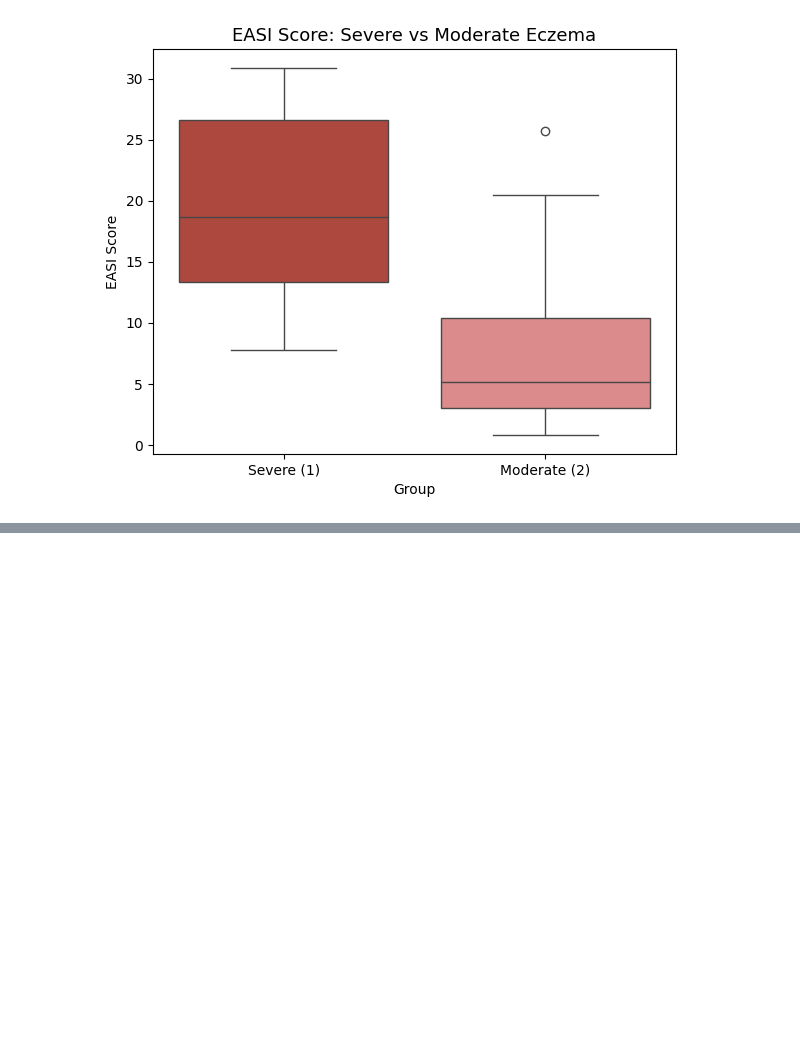
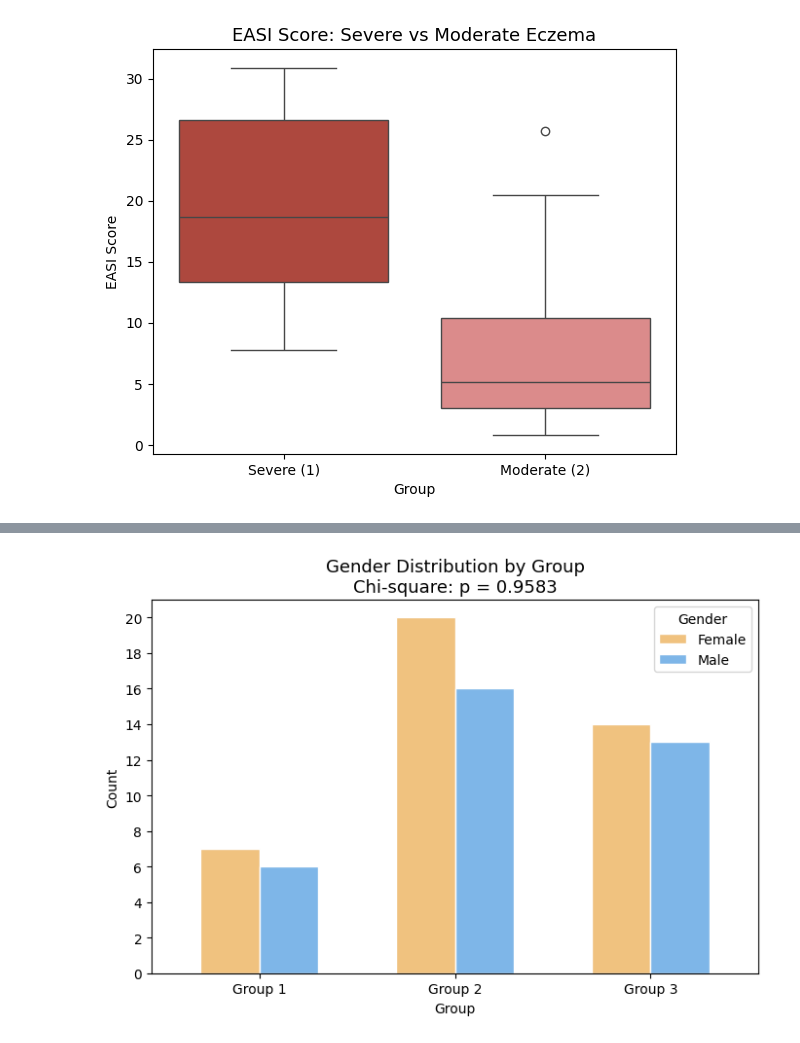
Before and after one commit to ryadl14/Mind_and_Skin, a Jupyter notebook: scripts/baseline_comparison.ipynb, the cells around one changed output, grey strips where cells are left out. Cells and saved outputs as stored; diff of their text form; code cells hidden in the pictures; blank space fills up the shorter version.

```diff
--- a/scripts/baseline_comparison.ipynb
+++ b/scripts/baseline_comparison.ipynb
@@ -202,0 +401,26 @@ plt.show()
+# %%
+fig, ax = plt.subplots(figsize=(7, 5))
+
+gender_counts = (
+    df.groupby(['group_label', 'Male'])
+    .size()
+    .unstack()
+    .reindex(GROUP_ORDER)
+)
+gender_counts.columns = ['Female', 'Male']
+gender_counts.plot(
+    kind='bar',
+    color=['#F0C27F', '#7EB6E8'],   # neutral female/male colours, not group colours
+    ax=ax, edgecolor='white', width=0.6
+)
+
+ax.set_title(f'Gender Distribution by Group\nChi-square: p = {gender_p:.4f}', fontsize=13)
+ax.set_xlabel('Group')
+ax.set_ylabel('Count')
+ax.set_xticklabels(GROUP_ORDER, rotation=0)
+ax.set_yticks(np.arange(0,22,2))
+ax.legend(title='Gender')
+plt.tight_layout()
+plt.show()
+# %% [output]
+[figure, added]
```
Also changed, not shown: parts of 7 cells of this notebook.
